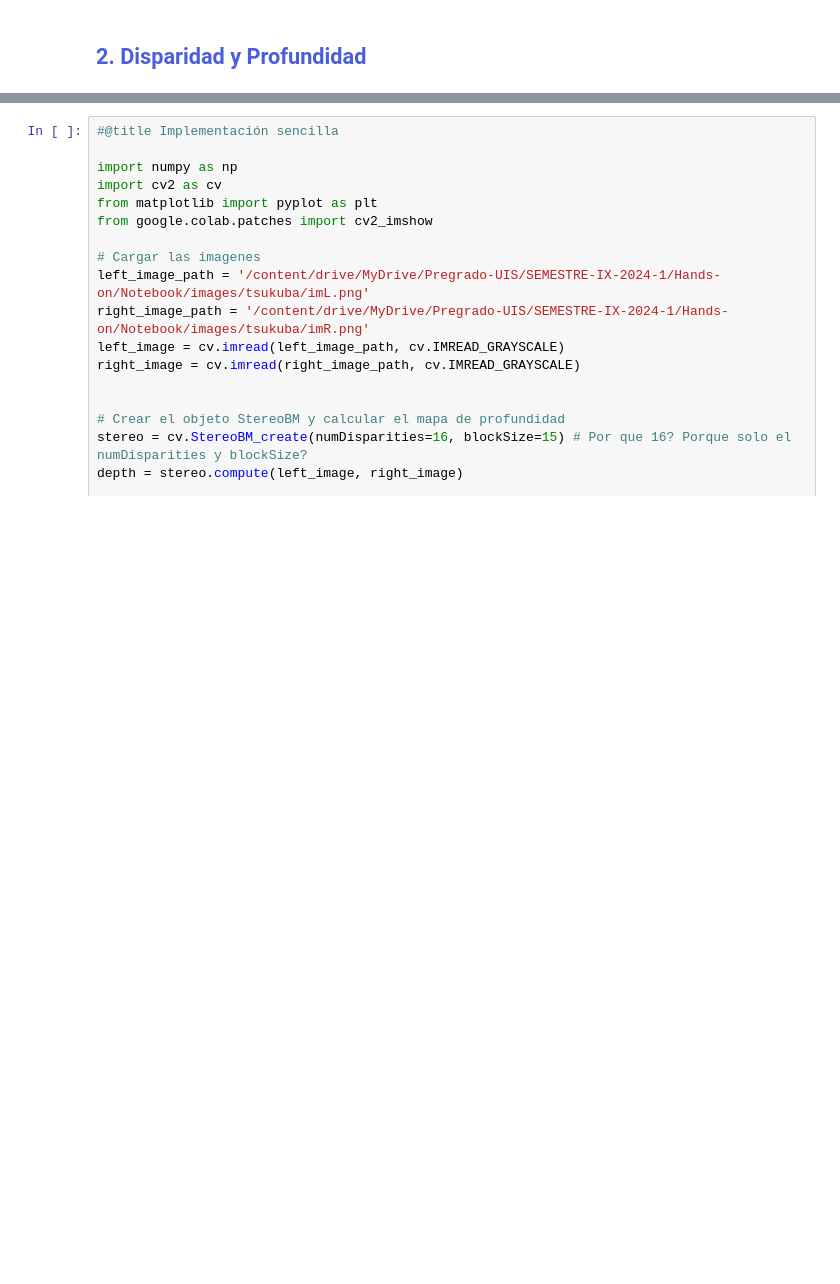
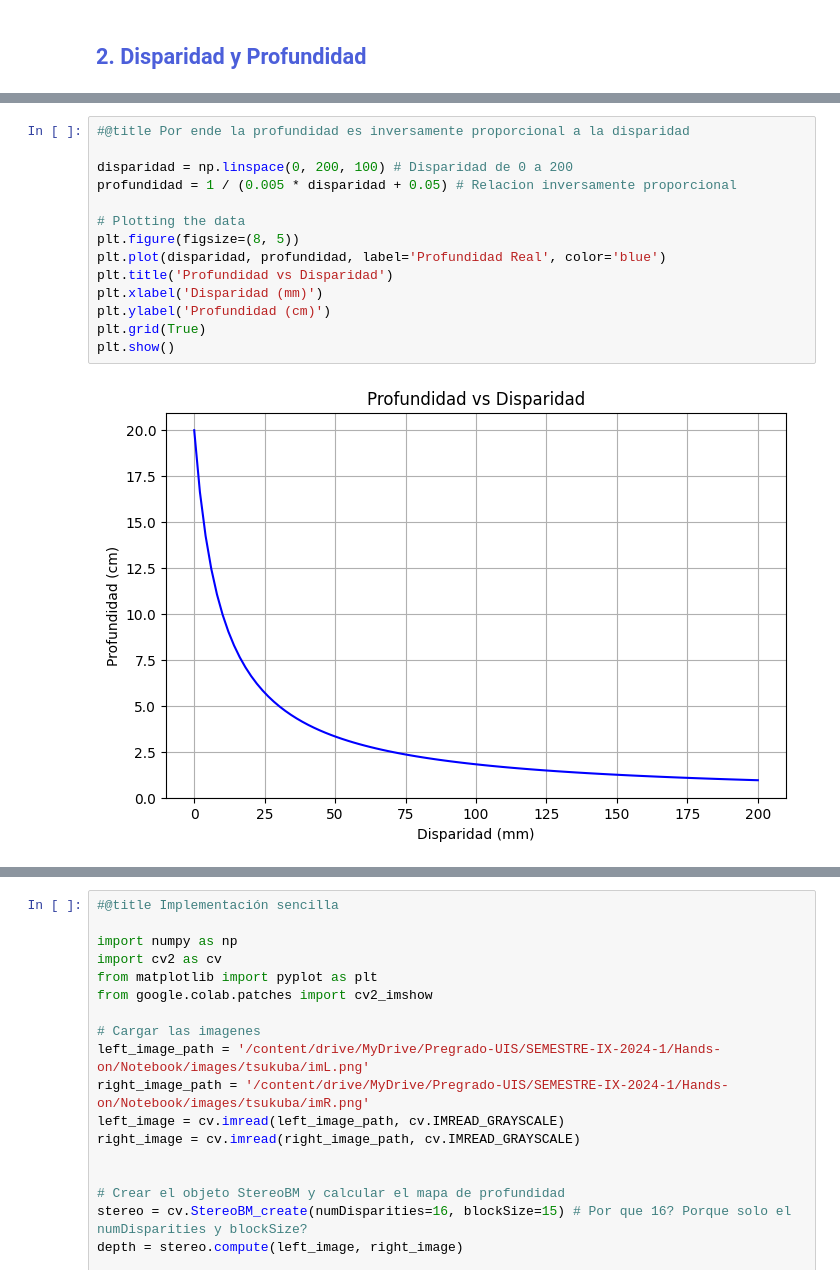
Before and after one commit to ramiro999/depth-passive-sesion4, a Jupyter notebook: Estimacion_pasiva_de_la_profundidad.ipynb, the cells around one changed output, grey strips where cells are left out. Cells and saved outputs as stored; diff of their text form; blank space fills up the shorter version.

```diff
--- a/Estimacion_pasiva_de_la_profundidad.ipynb
+++ b/Estimacion_pasiva_de_la_profundidad.ipynb
@@ -79,0 +140,16 @@ Teoria - imagen - codigo
+# %%
+#@title Por ende la profundidad es inversamente proporcional a la disparidad
+
+disparidad = np.linspace(0, 200, 100) # Disparidad de 0 a 200
+profundidad = 1 / (0.005 * disparidad + 0.05) # Relacion inversamente proporcional
+
+# Plotting the data
+plt.figure(figsize=(8, 5))
+plt.plot(disparidad, profundidad, label='Profundidad Real', color='blue')
+plt.title('Profundidad vs Disparidad')
+plt.xlabel('Disparidad (mm)')
+plt.ylabel('Profundidad (cm)')
+plt.grid(True)
+plt.show()
+# %% [output]
+[figure, added]
```
Also changed, not shown: parts of 24 cells of this notebook, 1 other file.
